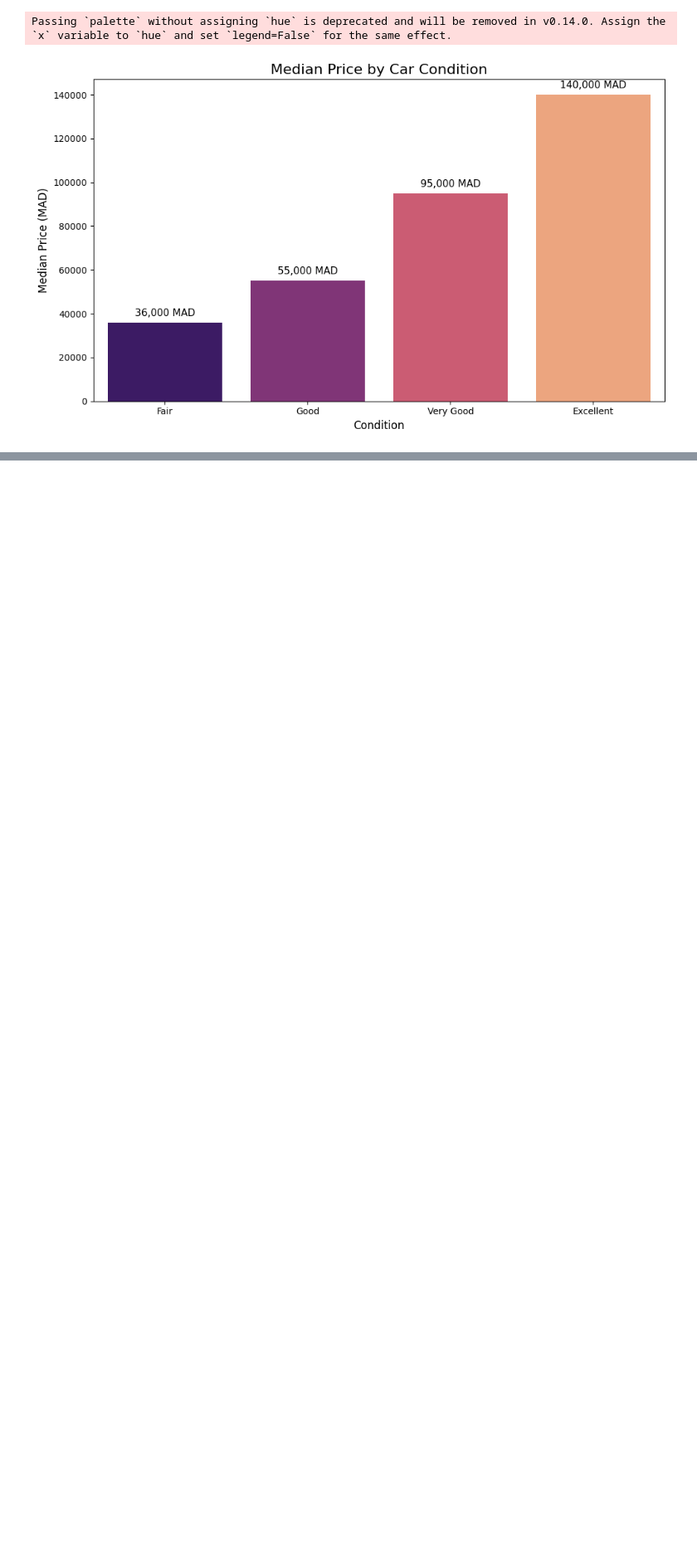
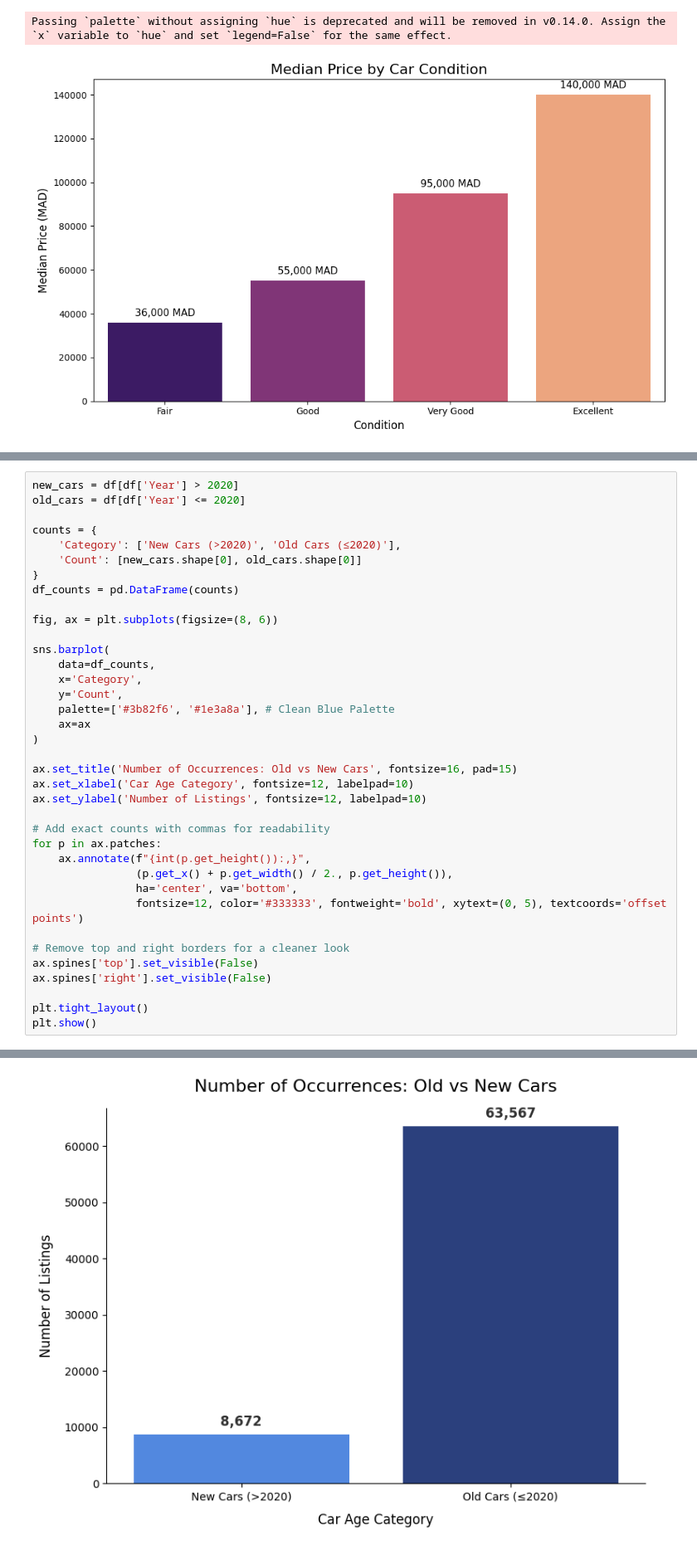
Before and after one commit to ahmed-bahlaoui/used_cars_dataset, a Jupyter notebook: notebook.ipynb, the cells around one changed output, grey strips where cells are left out. Shown at 83% size. Cells and saved outputs as stored; diff of their text form; blank space fills up the shorter version.

```diff
--- a/notebook.ipynb
+++ b/notebook.ipynb
@@ -437,0 +530,38 @@ Passing `palette` without assigning `hue` is deprecated and will be removed in v
+# %%
+new_cars = df[df['Year'] > 2020]
+old_cars = df[df['Year'] <= 2020]
+
+counts = {
+    'Category': ['New Cars (>2020)', 'Old Cars (≤2020)'],
+    'Count': [new_cars.shape[0], old_cars.shape[0]]
+}
+df_counts = pd.DataFrame(counts)
+
+fig, ax = plt.subplots(figsize=(8, 6))
+
+sns.barplot(
+    data=df_counts,
+    x='Category',
+    y='Count',
+    palette=['#3b82f6', '#1e3a8a'], # Clean Blue Palette
+    ax=ax
+)
+
+ax.set_title('Number of Occurrences: Old vs New Cars', fontsize=16, pad=15)
+ax.set_xlabel('Car Age Category', fontsize=12, labelpad=10)
+ax.set_ylabel('Number of Listings', fontsize=12, labelpad=10)
+
+# Add exact counts with commas for readability
+for p in ax.patches:
+    ax.annotate(f"{int(p.get_height()):,}",
+                (p.get_x() + p.get_width() / 2., p.get_height()),
+                ha='center', va='bottom',
+                fontsize=12, color='#333333', fontweight='bold', xytext=(0, 5), textcoords='offset points')
+
+# Remove top and right borders for a cleaner look
+ax.spines['top'].set_visible(False)
+ax.spines['right'].set_visible(False)
+
+plt.tight_layout()
+plt.show()
+# %% [output]
@@ -437,0 +569 @@ Passing `palette` without assigning `hue` is deprecated and will be removed in v
+[figure, added]
```
Also changed, not shown: parts of 8 cells of this notebook.
